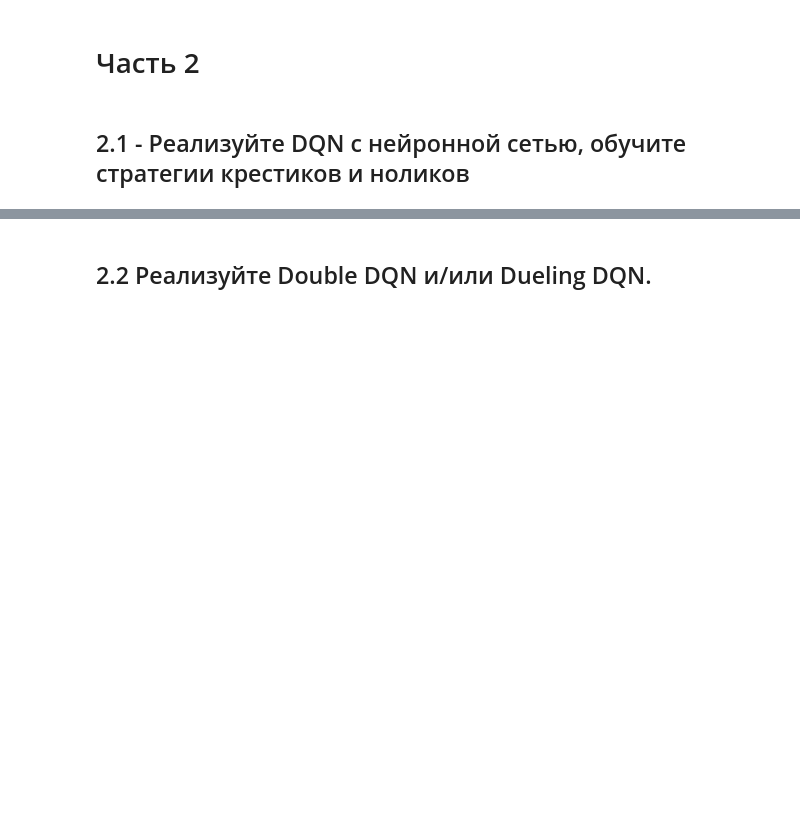
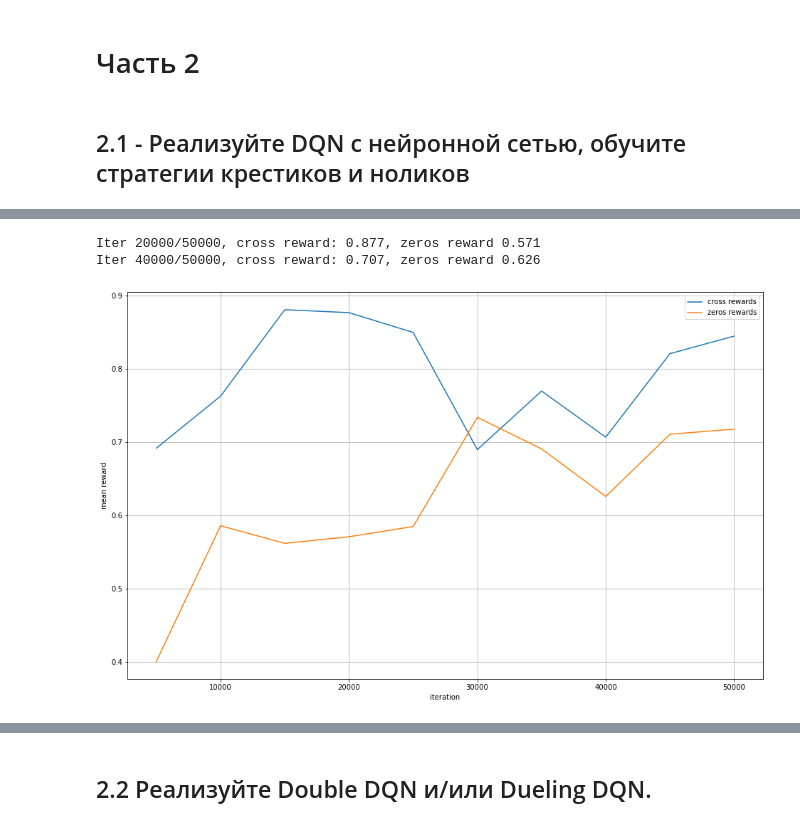
Before and after one commit to IMDxD/made_rl, a Jupyter notebook: hw2/hw2.ipynb, the cells around one changed output, grey strips where cells are left out. Cells and saved outputs as stored; diff of their text form; code cells hidden in the pictures; blank space fills up the shorter version.

```diff
--- a/hw2/hw2.ipynb
+++ b/hw2/hw2.ipynb
@@ -512,21 +543,25 @@ ax.grid(True)
 # %%
 N_ROWS, N_COLS, N_WINS = 4, 4, 4
 
 env = TicTacToe(N_ROWS, N_COLS, N_WINS)
-agent_cross = AgentDQN(N_ROWS * N_COLS, device="cuda")
-agent_zeros = AgentDQN(N_ROWS * N_COLS, device="cuda")
+agent_cross = AgentDQN(N_ROWS * N_COLS, device="cuda:1")
+agent_zeros = AgentDQN(N_ROWS * N_COLS, device="cuda:1")
 trainer = Trainer(env, agent_cross, agent_zeros)
 iterations, rewards_cross, rewards_zeros = trainer.train(50_000)
 
 fig, ax = plt.subplots()
 fig.set_figheight(10)
 fig.set_figwidth(16)
 ax.plot(iterations, rewards_cross, label="cross rewards")
 ax.plot(iterations, rewards_zeros, label="zeros rewards")
 ax.set_xlabel("iteration")
 ax.set_ylabel("mean reward")
 ax.legend()
 ax.grid(True)
+# %% [output]
+Iter 20000/50000, cross reward: 0.877, zeros reward 0.571
+Iter 40000/50000, cross reward: 0.707, zeros reward 0.626
+[figure, added]
 # %%
 N_ROWS, N_COLS, N_WINS = 5, 5, 5
 
```
Also changed, not shown: parts of 13 cells of this notebook.
